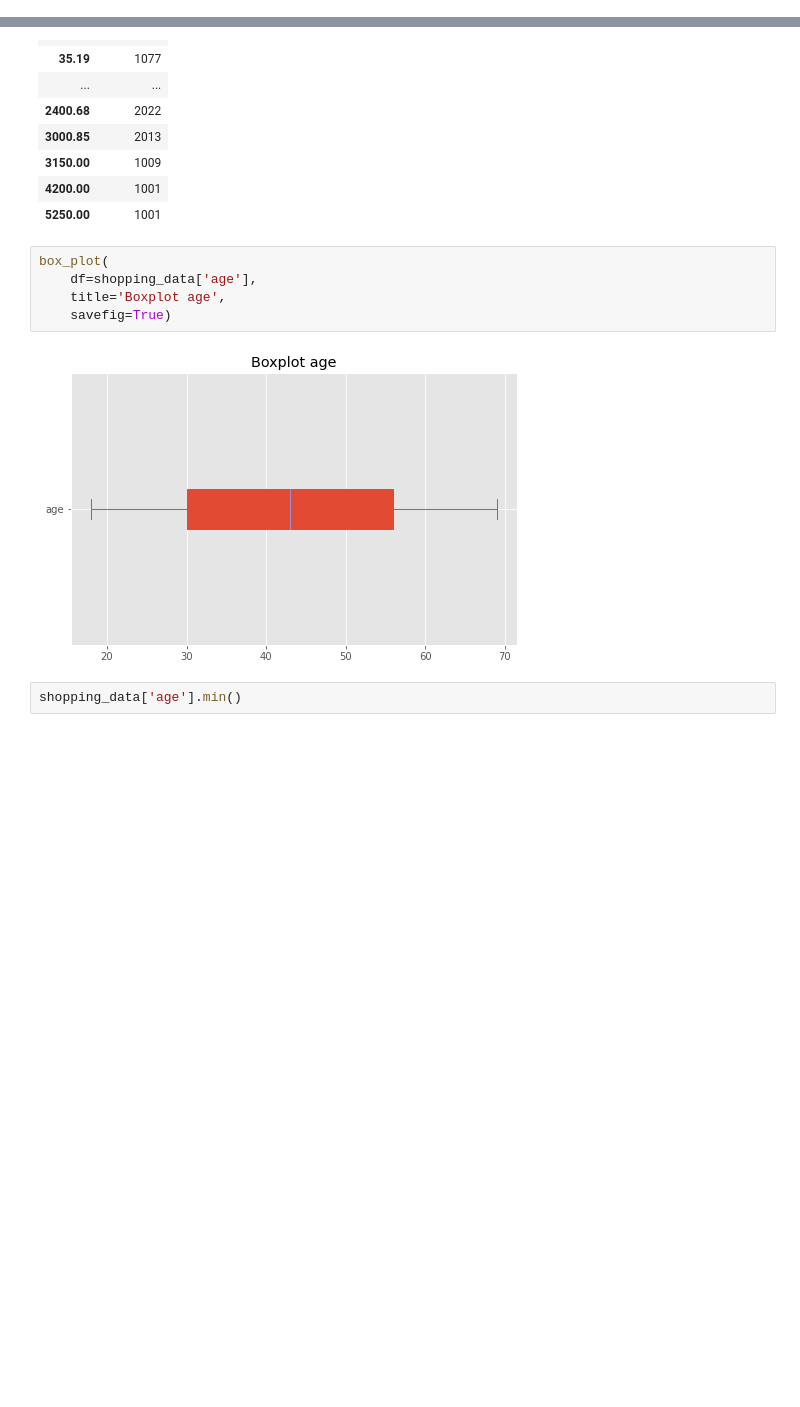
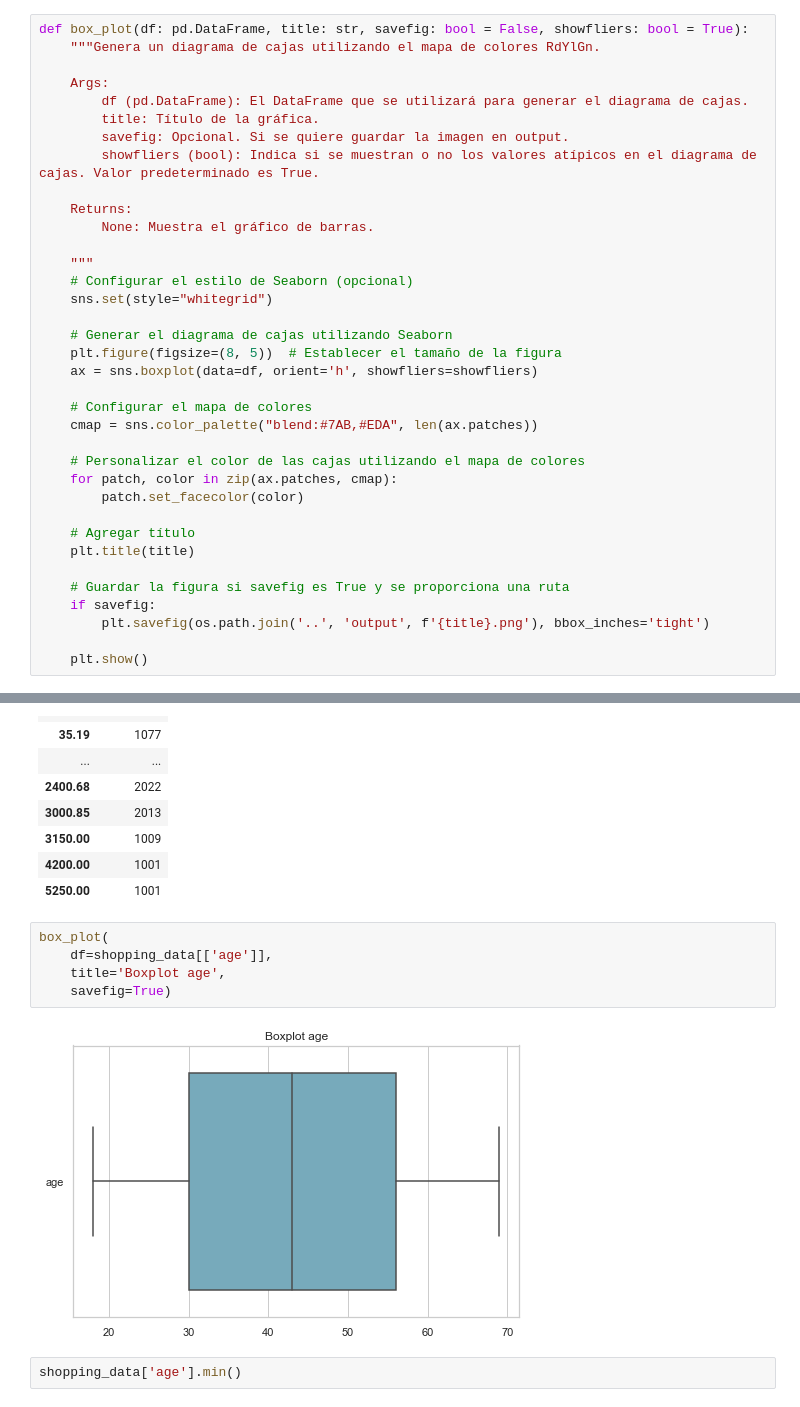
Before and after one commit to Mdm2016/Monografia-udea-cohorte-5, a Jupyter notebook: entregable_ii/3.preprocesamiento.ipynb, the cells around one changed output, grey strips where cells are left out. Drawn from its saved outputs; the diff is of its cells as text; blank space fills up the shorter version.

```diff
--- a/entregable_ii/3.preprocesamiento.ipynb
+++ b/entregable_ii/3.preprocesamiento.ipynb
@@ -116,0 +27,36 @@ def pie_plot(data: pd.DataFrame,
+# %%
+def box_plot(df: pd.DataFrame, title: str, savefig: bool = False, showfliers: bool = True):
+    """Genera un diagrama de cajas utilizando el mapa de colores RdYlGn.
+
+    Args:
+        df (pd.DataFrame): El DataFrame que se utilizará para generar el diagrama de cajas.
+        title: Título de la gráfica.
+        savefig: Opcional. Si se quiere guardar la imagen en output.
+        showfliers (bool): Indica si se muestran o no los valores atípicos en el diagrama de cajas. Valor predeterminado es True.
+
+    Returns:
+        None: Muestra el gráfico de barras.
+
+    """
+    # Configurar el estilo de Seaborn (opcional)
+    sns.set(style="whitegrid")
+
+    # Generar el diagrama de cajas utilizando Seaborn
+    plt.figure(figsize=(8, 5))  # Establecer el tamaño de la figura
+    ax = sns.boxplot(data=df, orient='h', showfliers=showfliers)
+
+    # Configurar el mapa de colores
+    cmap = sns.color_palette("blend:#7AB,#EDA", len(ax.patches))
+
+    # Personalizar el color de las cajas utilizando el mapa de colores
+    for patch, color in zip(ax.patches, cmap):
+        patch.set_facecolor(color)
+
+    # Agregar título
+    plt.title(title)
+
+    # Guardar la figura si savefig es True y se proporciona una ruta
+    if savefig:
+        plt.savefig(os.path.join('..', 'output', f'{title}.png'), bbox_inches='tight')
+
+    plt.show()
@@ -227,11 +215,11 @@ shopping_data.groupby('price').agg({'invoice_no': 'nunique'})
 | 5250.00 | 1001 |
 # %%
 box_plot(
-    df=shopping_data['age'],
+    df=shopping_data[['age']],
     title='Boxplot age',
     savefig=True)
 # %% [output]
-[figure, old version]
+[figure, new version]
 # %%
 shopping_data['age'].min()
 # %% [output]
```
Also changed, not shown: parts of 11 cells of this notebook, 6 other files.
